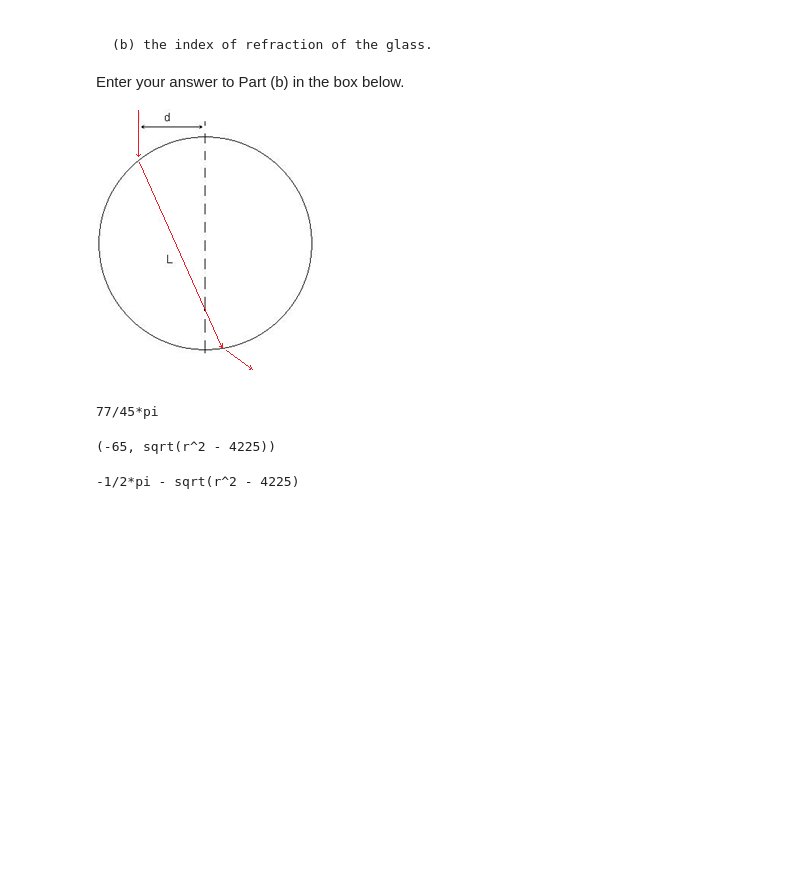
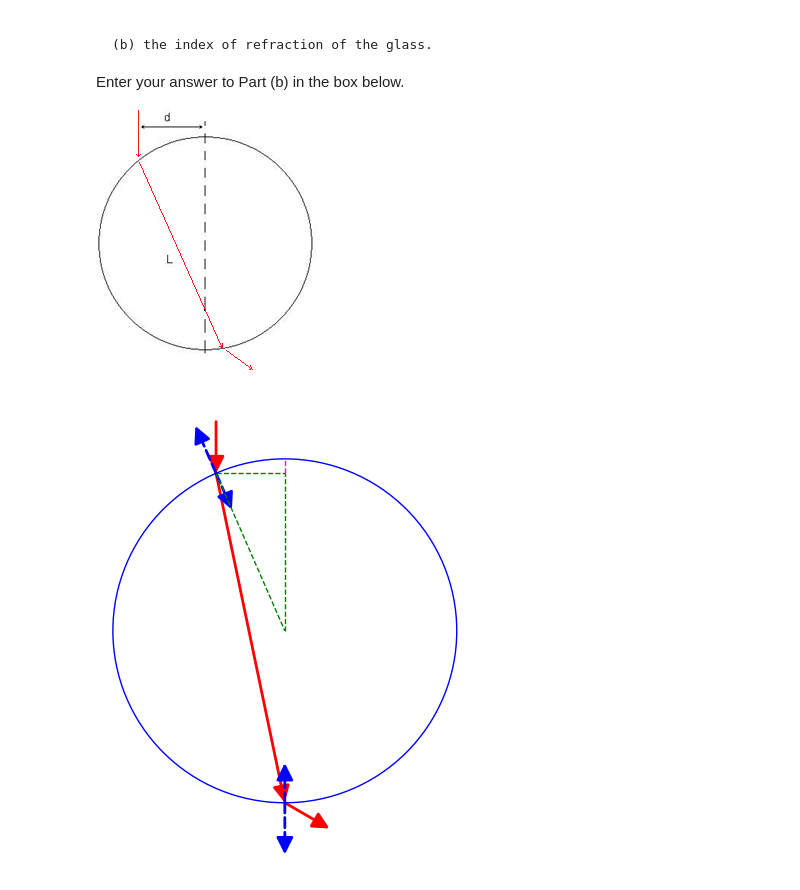
Before and after one commit to MyUsernamee/notes_fall2025, a Jupyter notebook: PHY-4C/homework/section9/work.ipynb, the cells around one changed output. Saved outputs shown, nothing was run; the diff lists cells and outputs as text; code cells hidden in the pictures; blank space fills up the shorter version.

```diff
--- a/PHY-4C/homework/section9/work.ipynb
+++ b/PHY-4C/homework/section9/work.ipynb
@@ -106,13 +106,27 @@ In the diagram below, a light ray traveling in the vertical direction enters a c
  Enter your answer to Part (b) in the box below.
 
 ![image.png](attachment:e5a4e2ce-d242-4292-bc3c-5b123a31df08.png)
-# %%
-L_n = 152 # mm
-d_n = 65 # mm
-delta_n = 38 * pi / 180 # rad
-
-# We need to find the radius. We can form a right triangle with d
-# %% [output]
-77/45*pi
-(-65, sqrt(r^2 - 4225))
--1/2*pi - sqrt(r^2 - 4225)
+# %%
+
+d = 0.4
+p1 = vector((-d, sqrt(1 - d ** 2)))
+p2 = vector((cos(-pi / 2), sin(-pi / 2)))
+p3_direction = vector((cos(-pi / 2 + pi/3), sin(-pi / 2 + pi/3)))
+
+diagram = circle((0, 0), 1)
+diagram += arrow(p1 + vector((0, 0.3)), p1, color='red')
+diagram += arrow(p1, p2, color='red')
+diagram += arrow(p2, p2 + p3_direction * 0.3, color='red')
+diagram += arrow(p1, p1 * 1.3, linestyle="--")
+diagram += arrow(p1, p1 * (1/1.3), linestyle="--")
+diagram += arrow(p2, p2 * 1.3, linestyle="--")
+diagram += arrow(p2, p2 * (1/1.3), linestyle="--")
+diagram += line([p1, vector((0, p1[1]))], linestyle="--", color='green')
+diagram += line([p1, vector((0, 0))], linestyle="--", color='green')
+diagram += line([vector((0, 0)), vector((0, p1[1]))], linestyle="--", color='green')
+diagram += line([vector((0, p1[1])), vector((0, 1))], linestyle="--", color='magenta')
+diagram.axes(False)
+
+diagram.show()
+# %% [output]
+[figure, added]
```
Also changed, not shown: parts of 1 cell of this notebook.
